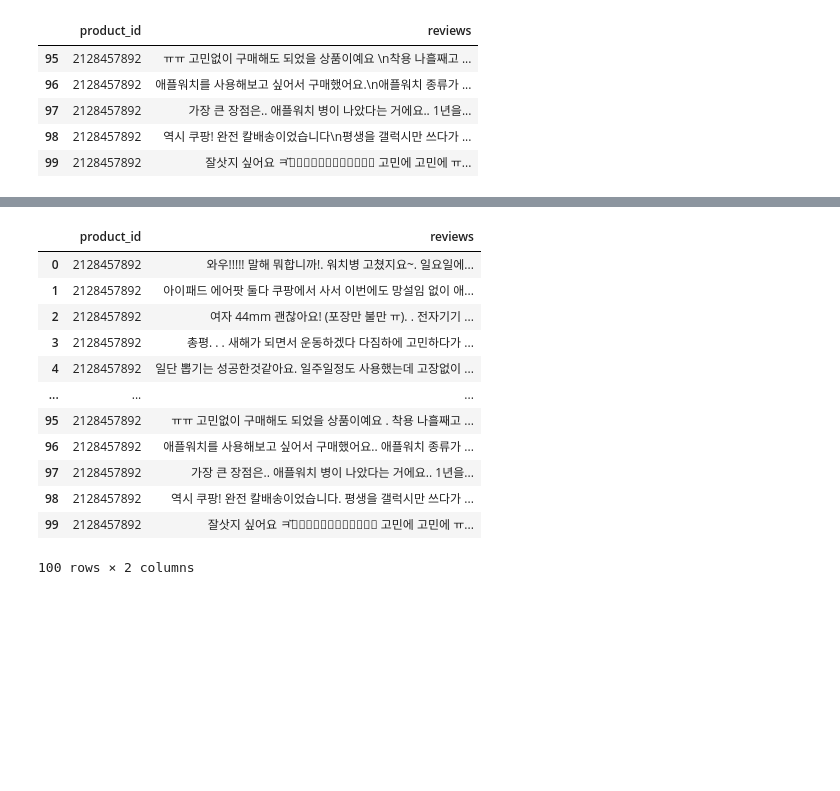
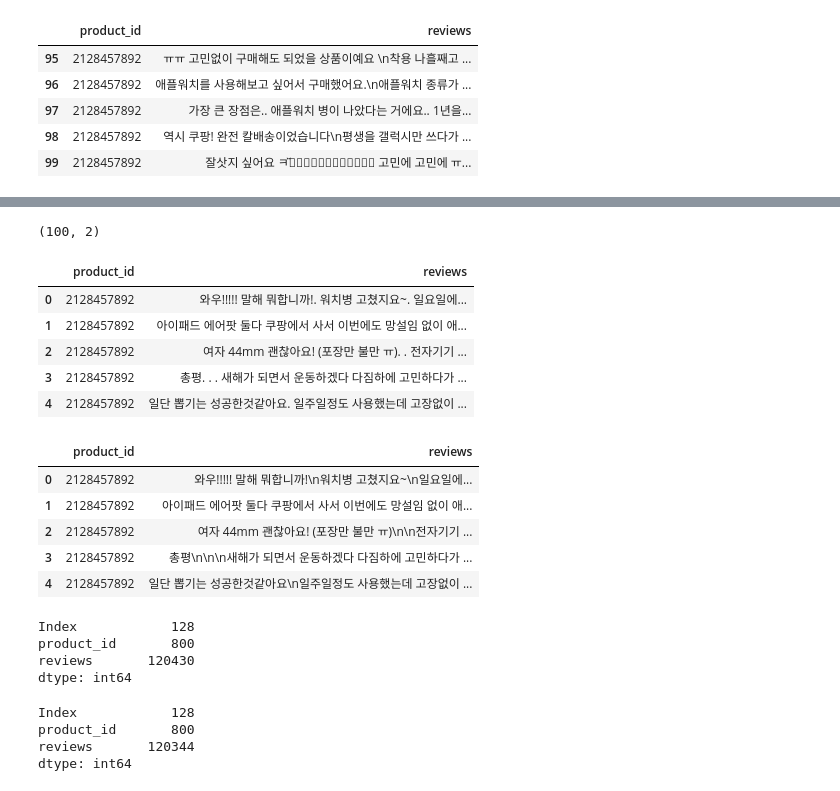
Before and after one commit to johanjun/mogakproject_johanjun, a Jupyter notebook: preprocessing.ipynb, the cells around one changed output, grey strips where cells are left out. Saved outputs shown, nothing was run; the diff lists cells and outputs as text; code cells hidden in the pictures; blank space fills up the shorter version.

```diff
--- a/preprocessing.ipynb
+++ b/preprocessing.ipynb
@@ -124,16 +61,0 @@ df_test.reviews[0]
-# %%
-df_test
-# %% [output]
-|  | product_id | reviews |
-| 0 | 2128457892 | 와우!!!!! 말해 뭐합니까!. 워치병 고쳤지요~. 일요일에... |
-| 1 | 2128457892 | 아이패드 에어팟 둘다 쿠팡에서 사서 이번에도 망설임 없이 애... |
-| 2 | 2128457892 | 여자 44mm 괜찮아요! (포장만 불만 ㅠ). . 전자기기 ... |
-| 3 | 2128457892 | 총평. . . 새해가 되면서 운동하겠다 다짐하에 고민하다가 ... |
-| 4 | 2128457892 | 일단 뽑기는 성공한것같아요. 일주일정도 사용했는데 고장없이 ... |
-| ... | ... | ... |
-| 95 | 2128457892 | ㅠㅠ 고민없이 구매해도 되었을 상품이예요 . 착용 나흘째고 ... |
-| 96 | 2128457892 | 애플워치를 사용해보고 싶어서 구매했어요.. 애플워치 종류가 ... |
-| 97 | 2128457892 | 가장 큰 장점은.. 애플워치 병이 나았다는 거에요.. 1년을... |
-| 98 | 2128457892 | 역시 쿠팡! 완전 칼배송이었습니다. 평생을 갤럭시만 쓰다가 ... |
-| 99 | 2128457892 | 잘삿지 싶어요 ㅋ꙼̈ㅋ̆̎ㅋ̊̈ㅋ̌̈ㅋ̄̈ 고민에 고민에 ㅠ... |
-100 rows × 2 columns
@@ -145,2 +64,16 @@ df_test.to_csv('output.tsv', index=False, header=None, sep="\t")
 # %%
 !python refine.py refine.regex.txt 1 < output.tsv > output_refined.tsv
+# %%
+df_test_refined = pd.read_csv('output_refined.tsv', sep='\t')
+df_test_refined.shape
+# %% [output]
+(100, 2)
+# %%
+df_test_refined.head()
+# %% [output]
+|  | product_id | reviews |
+| 0 | 2128457892 | 와우!!!!! 말해 뭐합니까!. 워치병 고쳤지요~. 일요일에... |
+| 1 | 2128457892 | 아이패드 에어팟 둘다 쿠팡에서 사서 이번에도 망설임 없이 애... |
+| 2 | 2128457892 | 여자 44mm 괜찮아요! (포장만 불만 ㅠ). . 전자기기 ... |
+| 3 | 2128457892 | 총평. . . 새해가 되면서 운동하겠다 다짐하에 고민하다가 ... |
+| 4 | 2128457892 | 일단 뽑기는 성공한것같아요. 일주일정도 사용했는데 고장없이 ... |
@@ -146,0 +84,9 @@ df_test.to_csv('output.tsv', index=False, header=None, sep="\t")
+# %%
+df_test.head(5)
+# %% [output]
+|  | product_id | reviews |
+| 0 | 2128457892 | 와우!!!!! 말해 뭐합니까!\n워치병 고쳤지요~\n일요일에... |
+| 1 | 2128457892 | 아이패드 에어팟 둘다 쿠팡에서 사서 이번에도 망설임 없이 애... |
+| 2 | 2128457892 | 여자 44mm 괜찮아요! (포장만 불만 ㅠ)\n\n전자기기 ... |
+| 3 | 2128457892 | 총평\n\n\n새해가 되면서 운동하겠다 다짐하에 고민하다가 ... |
+| 4 | 2128457892 | 일단 뽑기는 성공한것같아요\n일주일정도 사용했는데 고장없이 ... |
@@ -146,0 +97,14 @@ df_test.to_csv('output.tsv', index=False, header=None, sep="\t")
+# %%
+df_test_del_nl.memory_usage(deep=True)
+# %% [output]
+Index            128
+product_id       800
+reviews       120430
+dtype: int64
+# %%
+df_test_refined.memory_usage(deep=True)
+# %% [output]
+Index            128
+product_id       800
+reviews       120344
+dtype: int64
```
Also changed, not shown: parts of 18 cells of this notebook, 3 other files.
